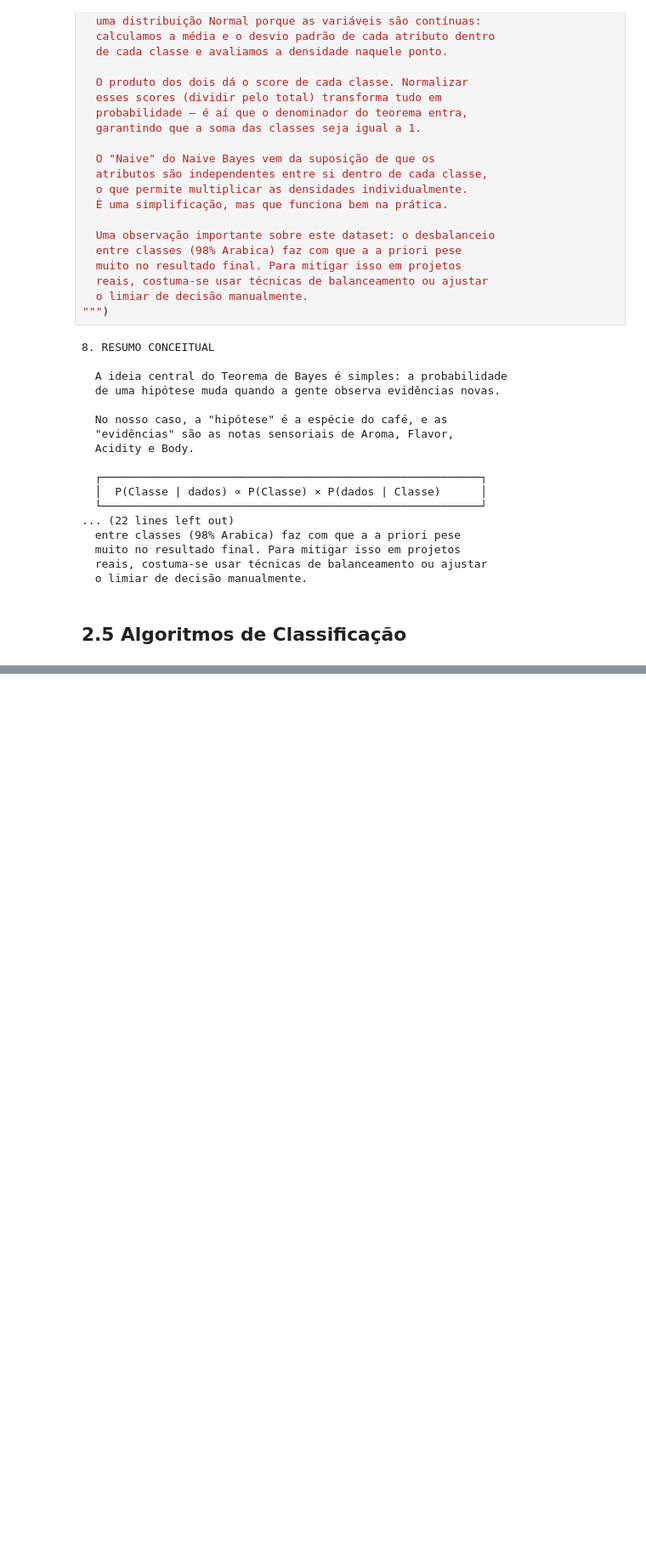
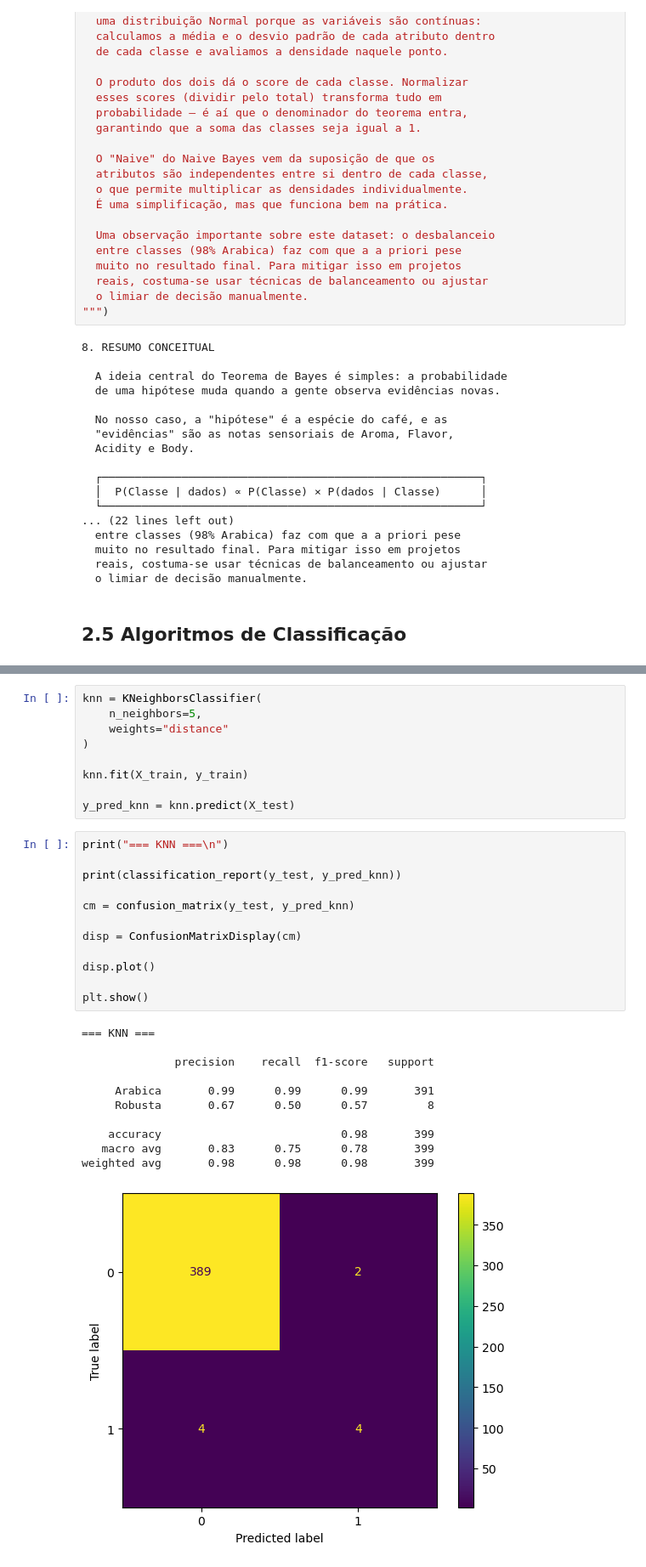
Before and after one commit to analiceajpinheiro/Super_Projeto_Cafe, a Jupyter notebook: analise.ipynb, the cells around one changed output, grey strips where cells are left out. Shown at 85% size. Saved outputs shown, nothing was run; the diff lists cells and outputs as text; blank space fills up the shorter version.

```diff
--- a/analise.ipynb
+++ b/analise.ipynb
@@ -671,0 +819,33 @@ print("""
+# %%
+knn = KNeighborsClassifier(
+    n_neighbors=5,
+    weights="distance"
+)
+
+knn.fit(X_train, y_train)
+
+y_pred_knn = knn.predict(X_test)
+# %%
+print("=== KNN ===\n")
+
+print(classification_report(y_test, y_pred_knn))
+
+cm = confusion_matrix(y_test, y_pred_knn)
+
+disp = ConfusionMatrixDisplay(cm)
+
+disp.plot()
+
+plt.show()
+# %% [output]
+=== KNN ===
+
+              precision    recall  f1-score   support
+
+     Arabica       0.99      0.99      0.99       391
+     Robusta       0.67      0.50      0.57         8
+
+    accuracy                           0.98       399
+   macro avg       0.83      0.75      0.78       399
+weighted avg       0.98      0.98      0.98       399
+[figure, added]
```
Also changed, not shown: parts of 14 cells of this notebook.
